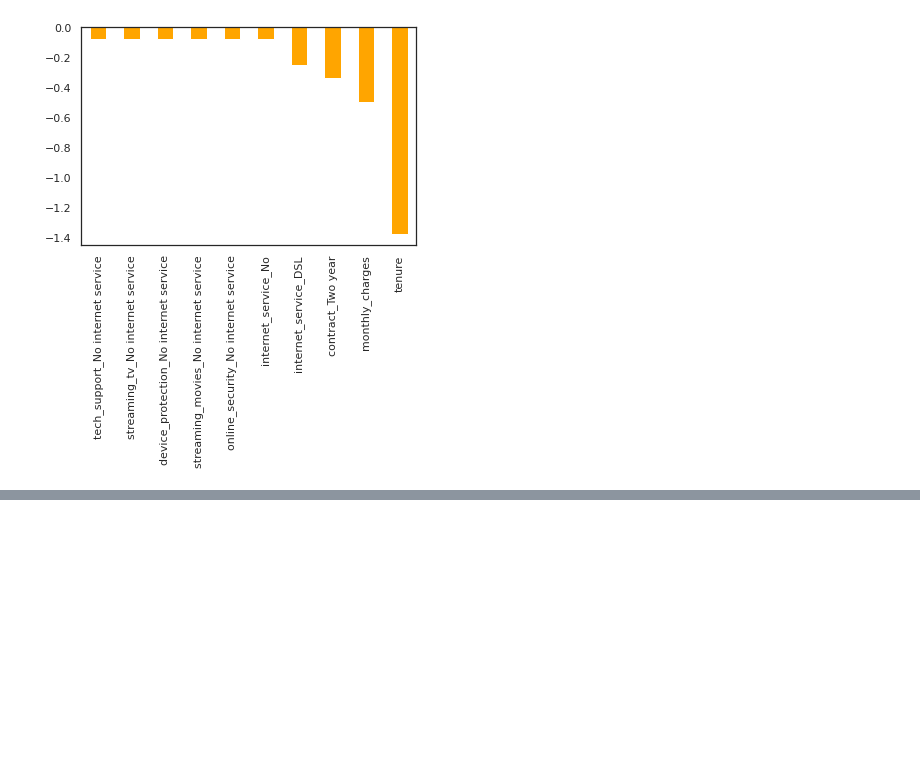
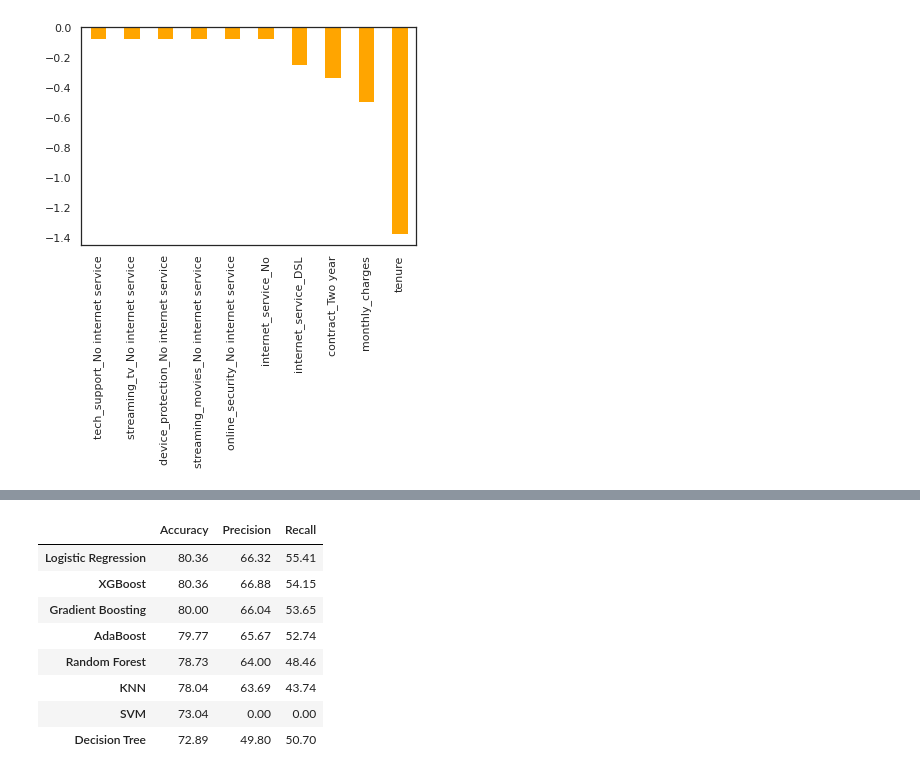
Before and after one commit to Shirleyhanx1/Customer-Churn-Porject---Python, a Jupyter notebook: Telco_Customer_Churn_Project_(Shirley).ipynb, the cells around one changed output, grey strips where cells are left out. Cells and saved outputs as stored; diff of their text form; code cells hidden in the pictures; blank space fills up the shorter version.

```diff
--- a/Telco_Customer_Churn_Project_(Shirley).ipynb
+++ b/Telco_Customer_Churn_Project_(Shirley).ipynb
@@ -581,0 +534,39 @@ print(metrics.accuracy_score(y_test, preds))
+# %%
+from sklearn.neighbors import KNeighborsClassifier
+from sklearn.linear_model import LogisticRegression
+from sklearn.tree import DecisionTreeClassifier
+from sklearn.ensemble import AdaBoostClassifier
+from xgboost import XGBClassifier
+from sklearn.svm import SVC
+from sklearn.ensemble import GradientBoostingClassifier
+from sklearn.ensemble import RandomForestClassifier
+from sklearn.model_selection import cross_validate
+
+X_train, X_test, y_train, y_test = train_test_split(X, y, test_size=0.25, random_state=0)
+
+classifiers= [LogisticRegression(random_state = 0,max_iter=1000),
+KNeighborsClassifier(n_neighbors = 11),
+SVC(kernel='rbf'),
+RandomForestClassifier(random_state = 0),
+DecisionTreeClassifier(),
+AdaBoostClassifier(random_state = 0),
+XGBClassifier(random_state = 0),
+GradientBoostingClassifier(random_state = 0)]
+
+results=[]
+scoring=['accuracy','precision','recall']
+
+models= ['Logistic Regression', 'KNN', 'SVM',
+              'Random Forest','Decision Tree','AdaBoost','XGBoost','Gradient Boosting']
+
+for model,classifier in zip(models,classifiers):
+
+  cross_val_scores = cross_validate(estimator = classifier, X = X_train, y = y_train, cv = 10,scoring=scoring)
+  results.append(pd.DataFrame(cross_val_scores).iloc[:,-3:].mean(axis=0).values)
+  print (model)
+
+
+df_results=pd.DataFrame(columns=['Accuracy','Precision','Recall'],data=results)
+df_results.index = models
+
+df_results=df_results.applymap(lambda x: float("{:.2f}".format(x*100)))
@@ -581,0 +582,12 @@ print(metrics.accuracy_score(y_test, preds))
+# %%
+df_results.sort_values(by='Accuracy',ascending=False)
+# %% [output]
+|  | Accuracy | Precision | Recall |
+| Logistic Regression | 80.36 | 66.32 | 55.41 |
+| XGBoost | 80.36 | 66.88 | 54.15 |
+| Gradient Boosting | 80.00 | 66.04 | 53.65 |
+| AdaBoost | 79.77 | 65.67 | 52.74 |
+| Random Forest | 78.73 | 64.00 | 48.46 |
+| KNN | 78.04 | 63.69 | 43.74 |
+| SVM | 73.04 | 0.00 | 0.00 |
+| Decision Tree | 72.89 | 49.80 | 50.70 |
```
Also changed, not shown: parts of 35 cells of this notebook.
